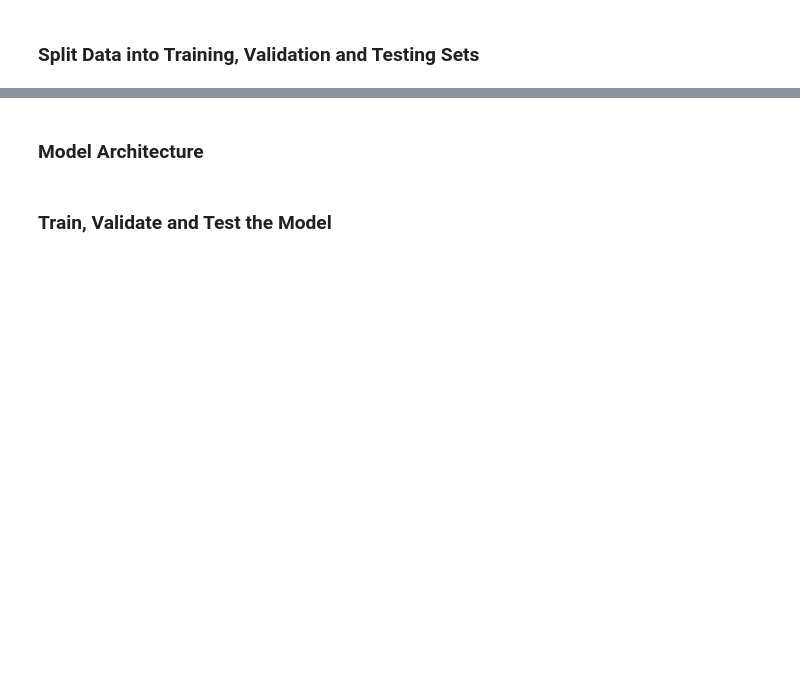
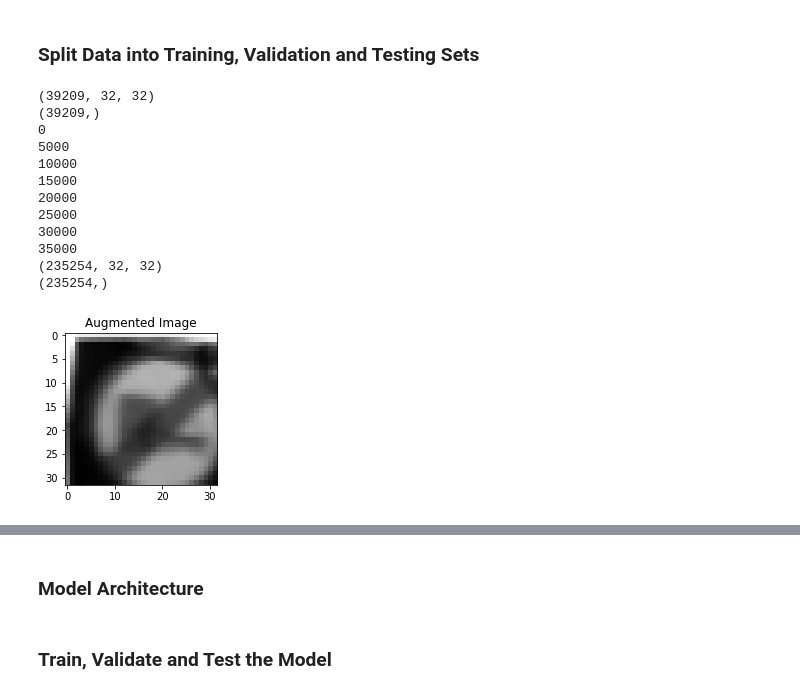
Before and after one commit to Andrew-Hogan/Traffic-Sign-Neural-Network, a Jupyter notebook: Traffic_Sign_Classifier.ipynb, the cells around one changed output, grey strips where cells are left out. Cells and saved outputs as stored; diff of their text form; code cells hidden in the pictures; blank space fills up the shorter version.

```diff
--- a/Traffic_Sign_Classifier.ipynb
+++ b/Traffic_Sign_Classifier.ipynb
@@ -155,2 +163,76 @@ plt.subplot(121),plt.imshow(X_train[index].squeeze(), cmap="gray"), plt.title("G
 # %% [markdown]
 ### Split Data into Training, Validation and Testing Sets
+# %%
+### Split the data into training/validation/testing sets here.
+### Feel free to use as many code cells as needed.
+from sklearn.model_selection import train_test_split
+from sklearn.utils import shuffle
+import cv2
+
+runaugment = True #if there is no saved augmented data, set this to true. It takes a reaaaally long time though.
+
+def augment_image(img):
+    angle = 20
+    shear = 10
+    translate = 5
+    size = 32
+
+    rotate = np.random.uniform(angle)-angle/2
+    Rotation = cv2.getRotationMatrix2D((size/2,size/2),rotate,1)
+
+    shift_x = translate*np.random.uniform()-translate/2
+    shift_y = translate*np.random.uniform()-translate/2
+    Final_Translate = np.float32([[1,0,shift_x],[0,1,shift_y]])
+
+    pts1 = np.float32([[5,5],[20,5],[5,20]])
+    pt1 = 5+shear*np.random.uniform()-shear/2
+    pt2 = 20+shear*np.random.uniform()-shear/2
+    pts2 = np.float32([[pt1,5],[pt2,pt1],[5,pt2]])
+    Final_Shear = cv2.getAffineTransform(pts1,pts2)
+
+    img = cv2.warpAffine(img,Rotation,(size,size))
+    img = cv2.warpAffine(img,Final_Translate,(size,size))
+    img = cv2.warpAffine(img,Final_Shear,(size,size))
+
+    return img
+
+if runaugment == True: #augmentation process
+    print (X_train.shape)
+    print (y_train.shape)
+    count = 0
+    max = len(X_train)
+    transformed = 5 #number of augmented images per sample
+    img = np.zeros((1,32,32))
+    yval = np.zeros((1,))
+
+    while count < max:
+        track = 0
+        yval[0] = y_train[count]
+        while track < transformed:
+            img[0] = augment_image(X_train[count])
+            X_train = np.concatenate((X_train, img), axis=0)
+            y_train = np.concatenate((y_train, yval), axis=0) #update arrays
+            track += 1
+        if count % 5000 == 0:
+            print (count) #for tracking purposes
+        count += 1
+
+    plt.subplot(121),plt.imshow(img[0].squeeze(), cmap="gray"), plt.title("Augmented Image");
+
+
+print (X_train.shape)
+print (y_train.shape) #That's a lot of data! Do the numbers match?
+# %% [output]
+(39209, 32, 32)
+(39209,)
+0
+5000
+10000
+15000
+20000
+25000
+30000
+35000
+(235254, 32, 32)
+(235254,)
+[figure, added]
```
Also changed, not shown: parts of 22 cells of this notebook, 8 other files.
